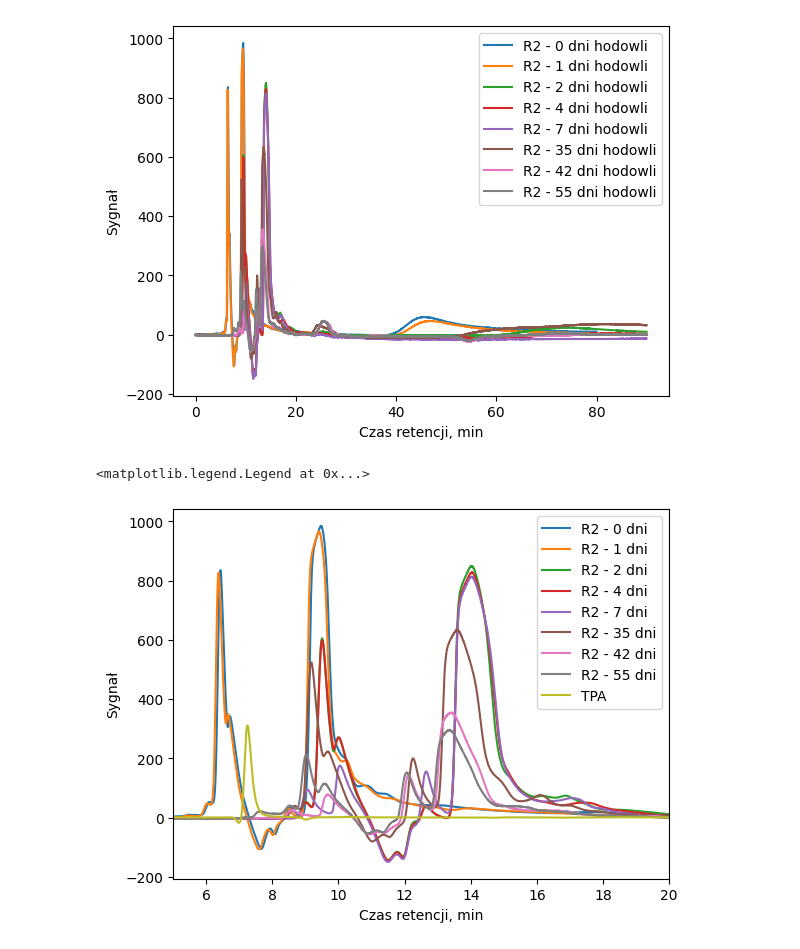
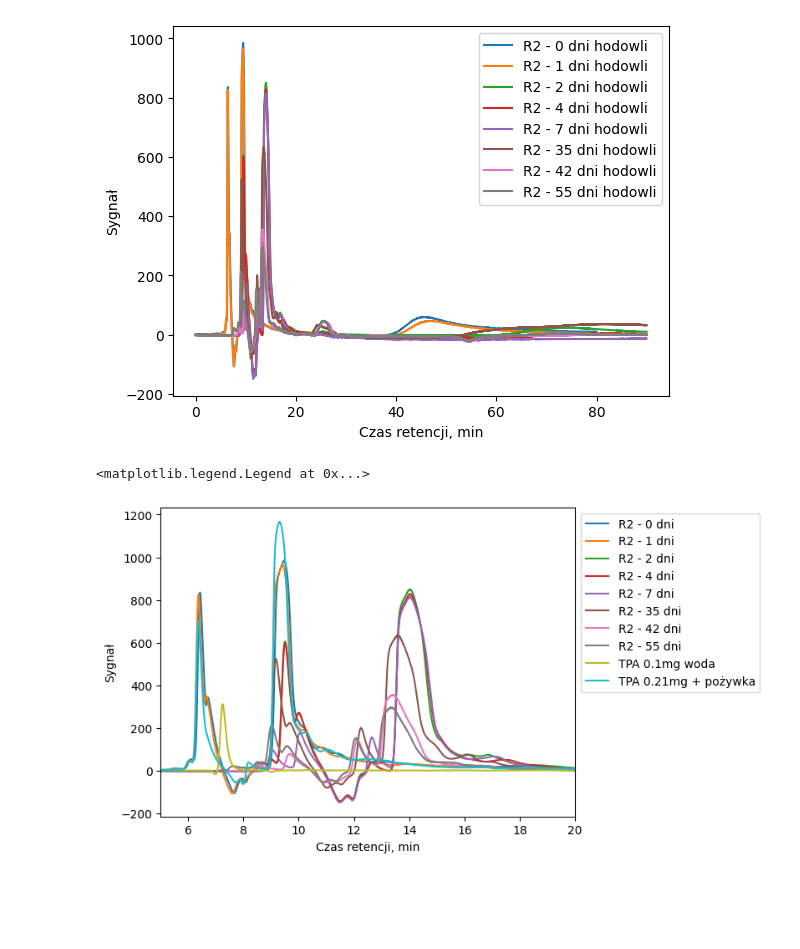
Before and after one commit to sbednarz/wykresy, a Jupyter notebook: HPLC/hplc-R2.ipynb, the cells around one changed output. Saved outputs shown, nothing was run; the diff lists cells and outputs as text; code cells hidden in the pictures; blank space fills up the shorter version.

```diff
--- a/HPLC/hplc-R2.ipynb
+++ b/HPLC/hplc-R2.ipynb
@@ -34,33 +34,35 @@ import matplotlib.pyplot as plt
 
 R2_0 = np.loadtxt('R2/Det2/003_R2_12_02_Spirulina231 - MWD 2.1L- Channel 2.txt', delimiter='\t', skiprows=18)
 R2_1 = np.loadtxt('R2/Det2/006_R2_13_02_Spirulina231 - MWD 2.1L- Channel 2.txt', delimiter='\t', skiprows=18)
 R2_2 = np.loadtxt('R2/Det2/227_R2_14_02_Spirulina231 - MWD 2.1L- Channel 2.txt', delimiter='\t', skiprows=18)
 R2_4 = np.loadtxt('R2/Det2/230_R2_16_02_Spirulina231 - MWD 2.1L- Channel 2.txt', delimiter='\t', skiprows=18)
 R2_7 = np.loadtxt('R2/Det2/233_R2_19_02_Spirulina231 - MWD 2.1L- Channel 2.txt', delimiter='\t', skiprows=18)
 R2_35 = np.loadtxt('R2/Det2/374_R2_18_03_Spirulina231 - MWD 2.1L- Channel 2.txt', delimiter='\t', skiprows=18)
 R2_42 = np.loadtxt('R2/Det2/516_R2_25_03_Spirulina231 - MWD 2.1L- Channel 2.txt', delimiter='\t', skiprows=18)
 R2_55 = np.loadtxt('R2/Det2/569_R2_8_04_Spirulina231 - MWD 2.1L- Channel 2.txt', delimiter='\t', skiprows=18)
 
 TPA01 = np.loadtxt('TPA/331_Kwas_Tereftalowy_0p1mg_ml - MWD 2.1L- Channel 1.txt', delimiter='\t', skiprows=18)
+p021 = np.loadtxt('pozywka-TPA/Det2/232_TPA_021mg_Brzeczka_czysta - MWD 2.1L- Channel 2.txt', delimiter='\t', skiprows=18)
 
 plt.xlim(5,20)
 
 
 plt.plot(R2_0[:,0], R2_0[:,1], label='R2 - 0 dni')
 plt.plot(R2_1[:,0], R2_1[:,1], label='R2 - 1 dni')
 plt.plot(R2_2[:,0], R2_2[:,1], label='R2 - 2 dni')
 plt.plot(R2_4[:,0], R2_4[:,1], label='R2 - 4 dni')
 plt.plot(R2_7[:,0], R2_7[:,1], label='R2 - 7 dni')
 plt.plot(R2_35[:,0], R2_35[:,1], label='R2 - 35 dni')
 plt.plot(R2_42[:,0], R2_42[:,1], label='R2 - 42 dni')
 plt.plot(R2_55[:,0], R2_55[:,1], label='R2 - 55 dni')
 
-plt.plot(TPA01[:,0], TPA01[:,1], label='TPA')
+plt.plot(TPA01[:,0], TPA01[:,1], label='TPA 0.1mg woda')
+plt.plot(p021[:,0], p021[:,1], label='TPA 0.21mg + pożywka')
 
 
 plt.xlabel("Czas retencji, min")
 plt.ylabel("Sygnał")
-plt.legend()
+plt.legend(bbox_to_anchor=(1.0, 1.0), loc='upper left')
 # %% [output]
 <matplotlib.legend.Legend at 0x...>
-[figure, old version]
+[figure, new version]
```
Also changed, not shown: parts of 1 cell of this notebook, 1 other file.
